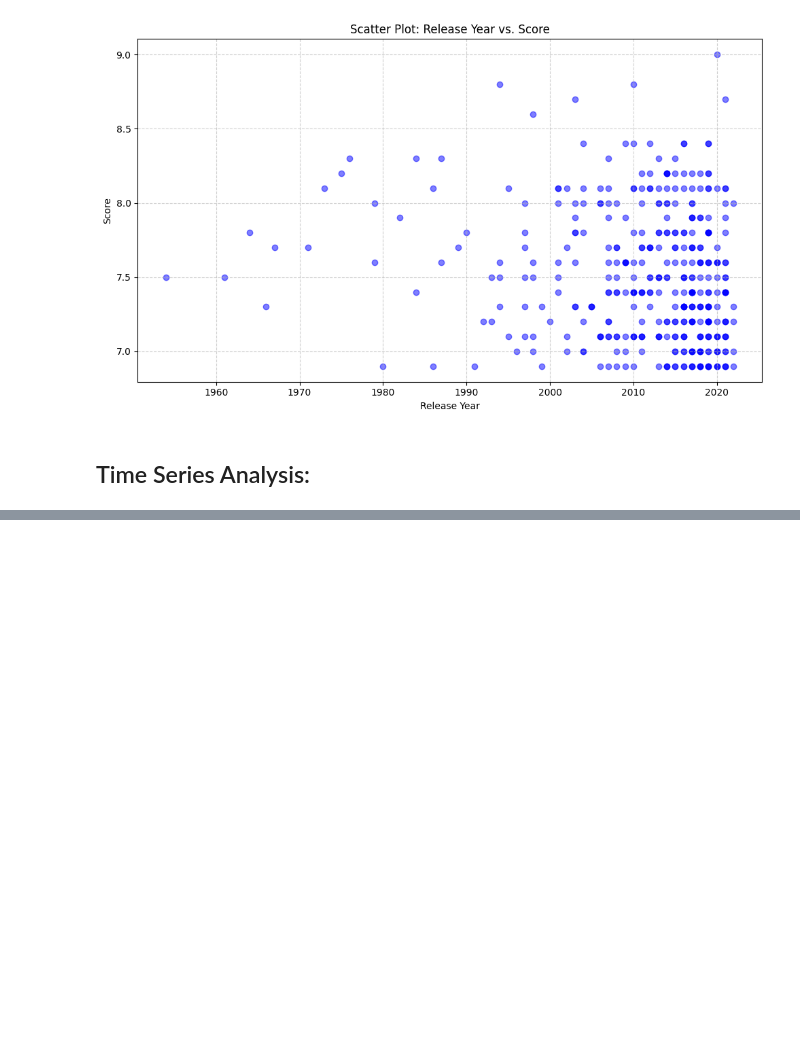
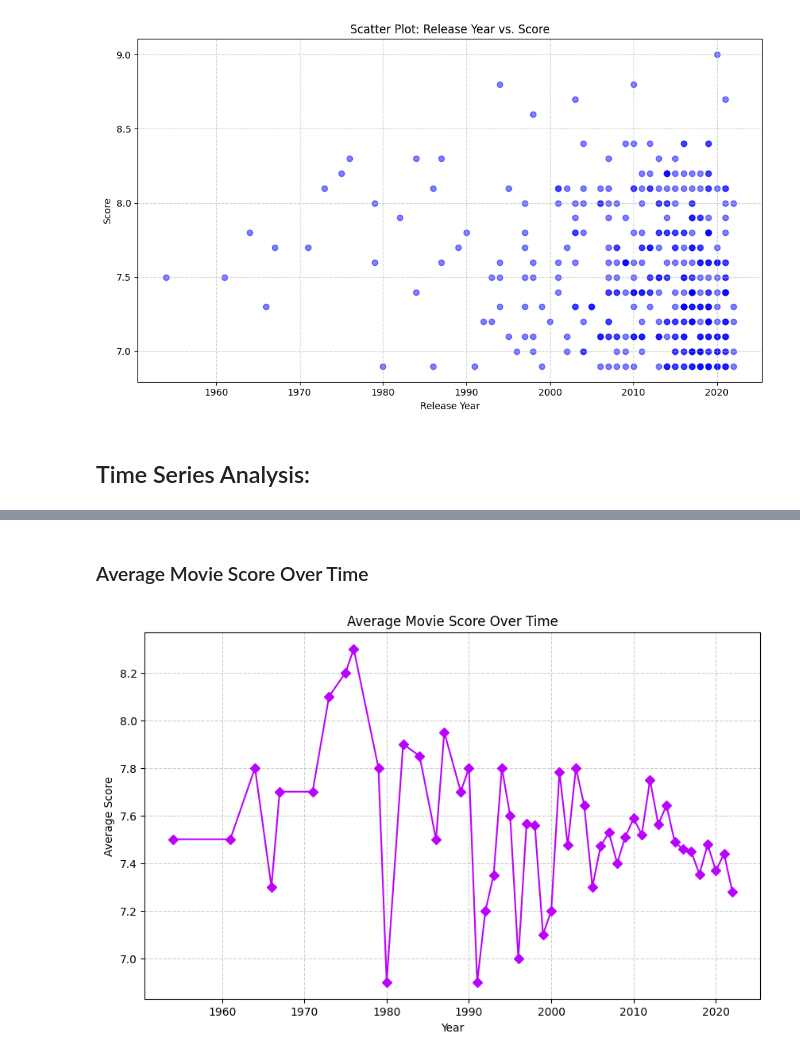
Before and after one commit to HarounQerdachi/Analyzing-Movie-Ratings, a Jupyter notebook: Notebooks/code.ipynb, the cells around one changed output, grey strips where cells are left out. Saved outputs shown, nothing was run; the diff lists cells and outputs as text; code cells hidden in the pictures; blank space fills up the shorter version.

```diff
--- a/Notebooks/code.ipynb
+++ b/Notebooks/code.ipynb
@@ -69,0 +72,18 @@ plt.show()
+# %% [markdown]
+### Average Movie Score Over Time
+# %%
+# Group the data by 'RELEASE_YEAR'
+grouped_data = df.groupby(df['RELEASE_YEAR'].dt.year)
+# Calculate the average score for each year
+average_score = grouped_data['SCORE'].mean()
+
+# Create a time series plot for the average score over time
+plt.figure(figsize=(10, 6))
+average_score.plot(linestyle='-', marker='D', color='#ba03fc')
+plt.title('Average Movie Score Over Time')
+plt.xlabel('Year')
+plt.ylabel('Average Score')
+plt.grid(True, linestyle='--', alpha=0.6)
+plt.show()
+# %% [output]
+[figure, added]
```
Also changed, not shown: parts of 4 cells of this notebook.
